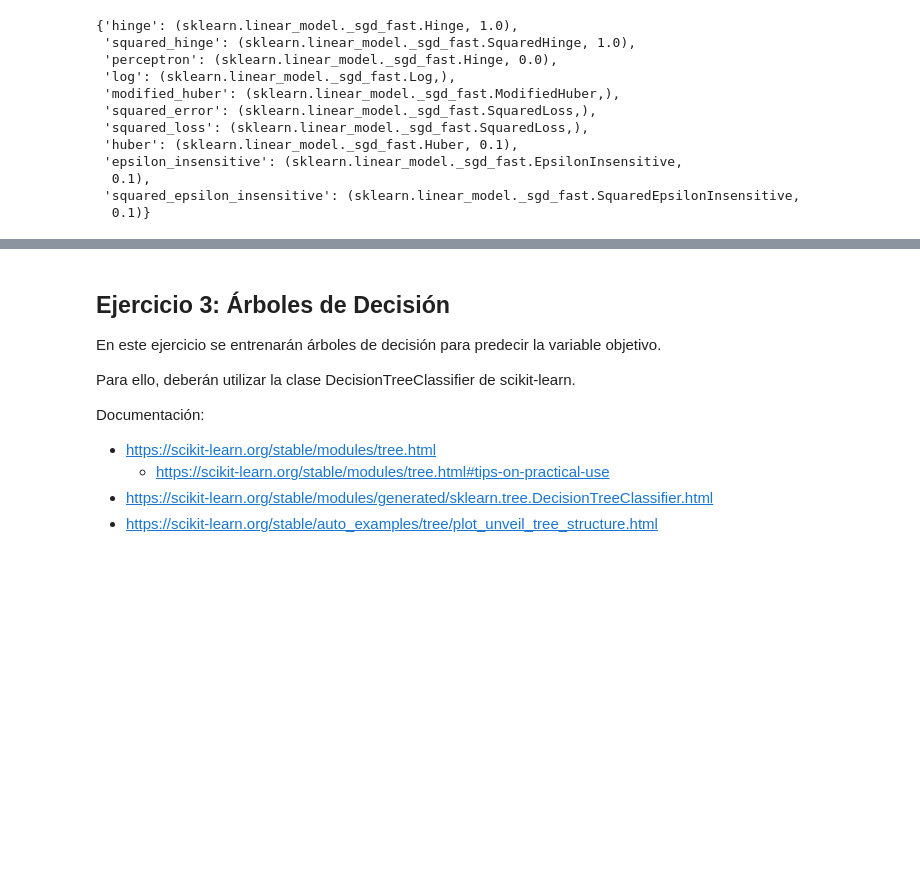
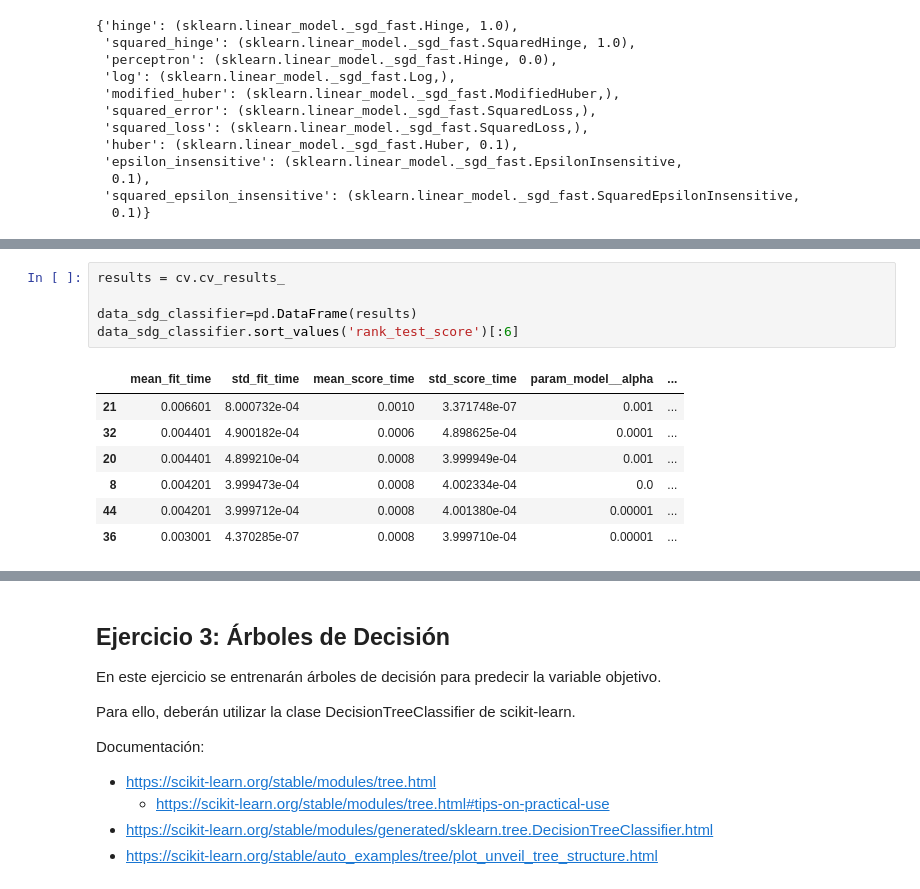
Before and after one commit to donlucas1/Grupo10, a Jupyter notebook: introml/Grupo_10_IntroML_Entregable_Parte_2.ipynb, the cells around one changed output, grey strips where cells are left out. Cells and saved outputs as stored; diff of their text form; blank space fills up the shorter version.

```diff
--- a/introml/Grupo_10_IntroML_Entregable_Parte_2.ipynb
+++ b/introml/Grupo_10_IntroML_Entregable_Parte_2.ipynb
@@ -330,0 +386,13 @@ model.loss_functions
+# %%
+results = cv.cv_results_
+
+data_sdg_classifier=pd.DataFrame(results)
+data_sdg_classifier.sort_values('rank_test_score')[:6]
+# %% [output]
+|  | mean_fit_time | std_fit_time | mean_score_time | std_score_time | param_model__alpha | ... |
+| 21 | 0.006601 | 8.000732e-04 | 0.0010 | 3.371748e-07 | 0.001 | ... |
+| 32 | 0.004401 | 4.900182e-04 | 0.0006 | 4.898625e-04 | 0.0001 | ... |
+| 20 | 0.004401 | 4.899210e-04 | 0.0008 | 3.999949e-04 | 0.001 | ... |
+| 8 | 0.004201 | 3.999473e-04 | 0.0008 | 4.002334e-04 | 0.0 | ... |
+| 44 | 0.004201 | 3.999712e-04 | 0.0008 | 4.001380e-04 | 0.00001 | ... |
+| 36 | 0.003001 | 4.370285e-07 | 0.0008 | 3.999710e-04 | 0.00001 | ... |
```
Also changed, not shown: parts of 25 cells of this notebook.
